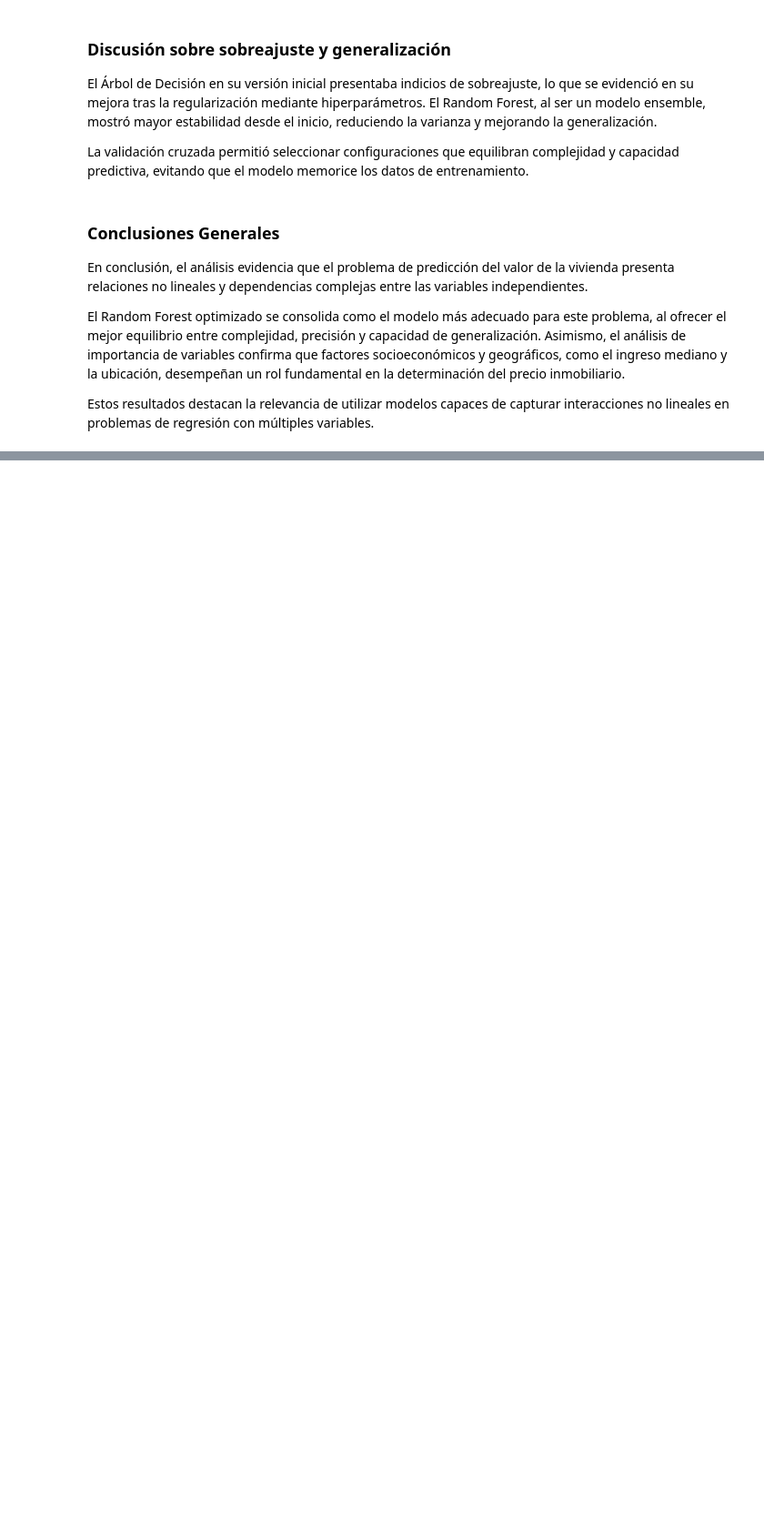
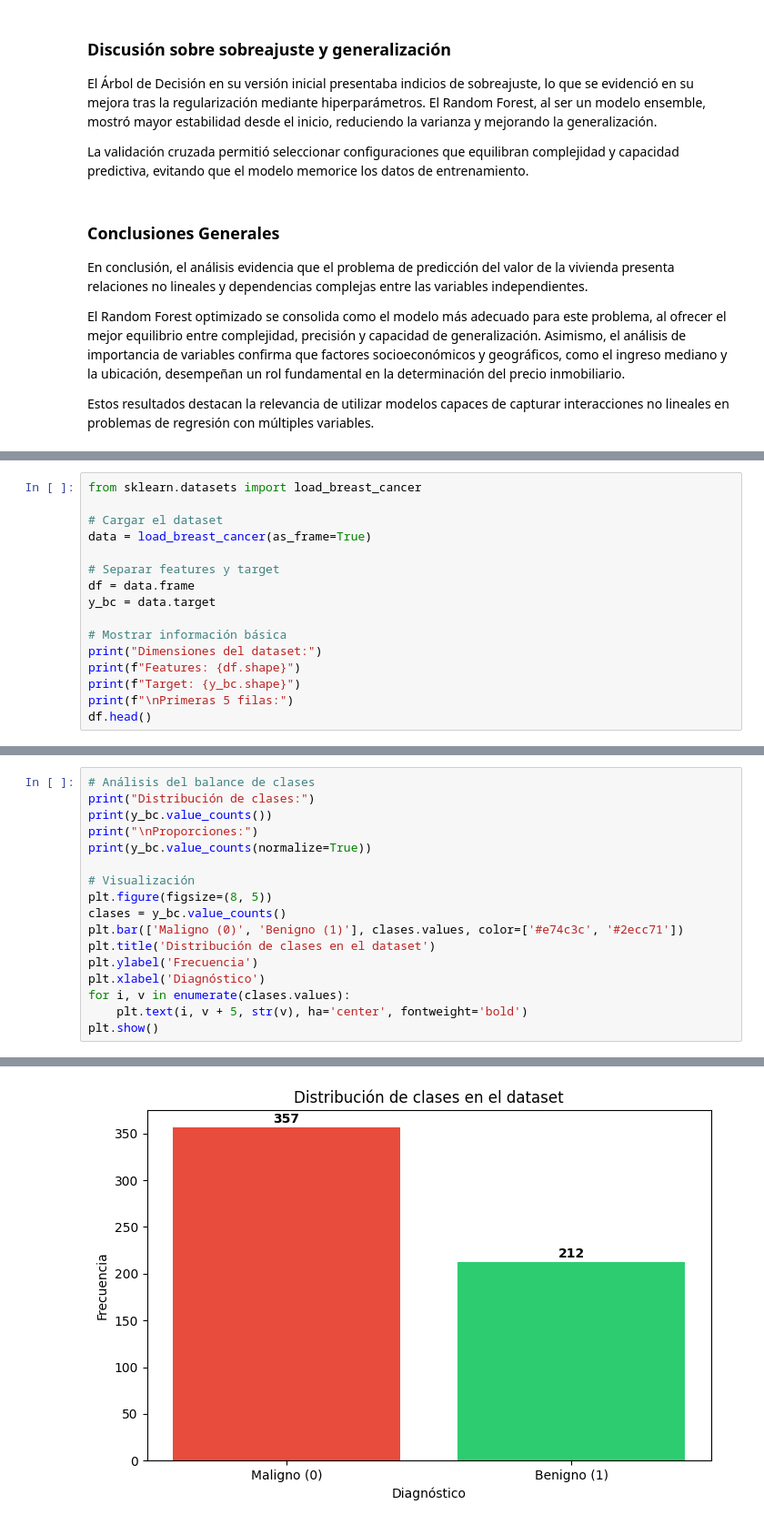
Before and after one commit to rocha30/LAB_2, a Jupyter notebook: problema_regresión.ipynb, the cells around one changed output, grey strips where cells are left out. Shown at 91% size. Cells and saved outputs as stored; diff of their text form; blank space fills up the shorter version.

```diff
--- a/problema_regresión.ipynb
+++ b/problema_regresión.ipynb
@@ -460,0 +499,16 @@ interacciones no lineales en problemas de regresión con múltiples variables.
+# %%
+from sklearn.datasets import load_breast_cancer
+
+# Cargar el dataset
+data = load_breast_cancer(as_frame=True)
+
+# Separar features y target
+df = data.frame
+y_bc = data.target
+
+# Mostrar información básica
+print("Dimensiones del dataset:")
+print(f"Features: {df.shape}")
+print(f"Target: {y_bc.shape}")
+print(f"\nPrimeras 5 filas:")
+df.head()
@@ -460,0 +566,18 @@ interacciones no lineales en problemas de regresión con múltiples variables.
+# %%
+# Análisis del balance de clases
+print("Distribución de clases:")
+print(y_bc.value_counts())
+print("\nProporciones:")
+print(y_bc.value_counts(normalize=True))
+
+# Visualización
+plt.figure(figsize=(8, 5))
+clases = y_bc.value_counts()
+plt.bar(['Maligno (0)', 'Benigno (1)'], clases.values, color=['#e74c3c', '#2ecc71'])
+plt.title('Distribución de clases en el dataset')
+plt.ylabel('Frecuencia')
+plt.xlabel('Diagnóstico')
+for i, v in enumerate(clases.values):
+    plt.text(i, v + 5, str(v), ha='center', fontweight='bold')
+plt.show()
+# %% [output]
@@ -460,0 +595 @@ interacciones no lineales en problemas de regresión con múltiples variables.
+[figure, added]
```
Also changed, not shown: parts of 71 cells of this notebook.
